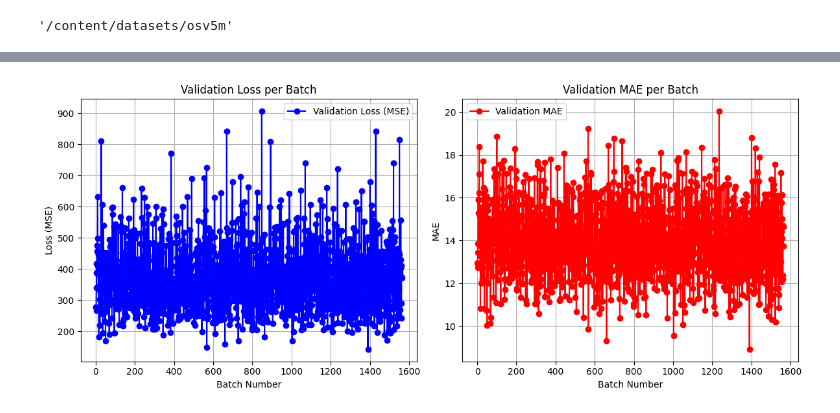
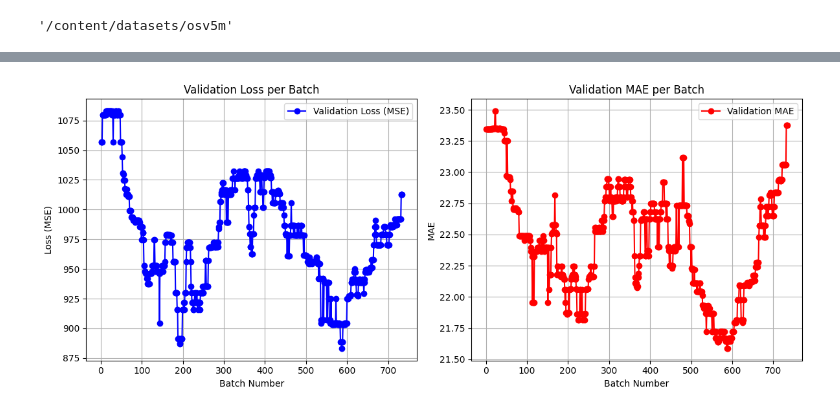
Before and after one commit to iggy2k/CSC490-Project-Winter-2025, a Jupyter notebook: 490stencil_v2.ipynb, the cells around one changed output, grey strips where cells are left out. Saved outputs shown, nothing was run; the diff lists cells and outputs as text; code cells hidden in the pictures.

Commit message:
Fix swapped coords, remove outliers in graphs...

```diff
--- a/490stencil_v2.ipynb
+++ b/490stencil_v2.ipynb
@@ -123,11 +131,13 @@ import numpy as np
 
 # Step 2: Define the custom dataset
 
-# MAX_FILES = 500000
+# MAX_FILES = 100000
+from global_land_mask import globe
 
 class ImageCoordinateDataset(Dataset):
     def __init__(self, csv_file, image_dir, transform=None):
         self.data = []
+        self.skipped = []
         self.files = [f.replace('.jpg', '') for f in listdir(image_dir) if isfile(join(image_dir, f))]
         df = pd.read_csv('datasets/osv5m/test.csv')
         row_count, column_count = df.shape
@@ -136,19 +146,27 @@ class ImageCoordinateDataset(Dataset):
           next(reader)
 
           i = 0
-          # for row in tqdm(reader, total=MAX_FILES, desc='Processing files'):
+
           # Uncomment to go through all files
           for row in tqdm(reader, total=row_count, desc='Processing files'):
+          # for row in tqdm(reader, total=MAX_FILES, desc='Processing files'):
             # if i == MAX_FILES:
             #   break
-            i+=1
+            # i+=1
             if row[0] == 'id':
               continue
+
+            # Remove mislaballed images (ocean pictures?)
+            if not globe.is_land(float(row[1]), float(row[2])):
+              self.skipped.append(row[0])
+              continue
+
             if str(row[0]) in self.files:
               self.data.append(np.array([str(row[0]), float(row[1]), float(row[2])]))
         self.image_dir = image_dir
         self.transform = transform
         print(f'Dataset ready, {len(self.data)} files.')
+        print(f'Skipped {len(self.skipped)} non-land files.')
 
 
     def __len__(self):
@@ -241,16 +240,21 @@ optimizer = optim.Adam(model.parameters(), lr=0.001)
 # %%
 # Step 7: Train the model
 num_epochs = 5
+
 for epoch in tqdm(range(num_epochs), total=num_epochs, desc='Epochs'):
+  train_loss = []
+  avg_loss = 0
   for images, coordinates in tqdm(dataloader, total=len(dataloader), desc=f'Epoch {epoch + 1} progress'):
     # Forward pass
     images, coordinates = images.cuda(), coordinates.cuda()
     outputs = model(images)
     loss = criterion(outputs, coordinates)
+    train_loss.append(loss.item())
 
     # Backward pass and optimization
     optimizer.zero_grad()
     loss.backward()
     optimizer.step()
-  print(f'Epoch [{epoch+1}/{num_epochs}], Loss: {loss.item():.4f}')
+  avg_loss = sum(train_loss) / len(dataloader)
+  print(f'Epoch [{epoch+1}/{num_epochs}], Loss: {avg_loss:.4f}')
 # %% [output]
@@ -280,5 +302,5 @@ for root, dirs, files in os.walk("datasets/osv5m"):
 val_dataset = ImageCoordinateDataset(csv_file='datasets/osv5m/test.csv', \
                                  image_dir='/content/datasets/osv5m/images/test/01', \
                                  transform=transform)
-val_dataloader = DataLoader(dataset, batch_size=32, shuffle=True)
+val_dataloader = DataLoader(dataset, batch_size=64, shuffle=True)
 # %% [output]
@@ -350,34 +368,40 @@ Validation MAE: 14.0070
 # %%
 # Model: deepseek r1
 # Prompt: write matplotlib code to plot previous validation loop:
 
 import matplotlib.pyplot as plt
+
+# Remove outliers
+from scipy.ndimage import median_filter
+
+batch_val_losses = median_filter(batch_val_losses, size=100)
+batch_val_mae = median_filter(batch_val_mae, size=100)
 
 # Step 1: Plot Validation Loss per Batch
 plt.figure(figsize=(12, 5))
 
 # Plot Validation Loss
 plt.subplot(1, 2, 1)
 plt.plot(range(1, len(batch_val_losses) + 1), batch_val_losses, label='Validation Loss (MSE)', color='blue', marker='o')
 plt.xlabel('Batch Number')
 plt.ylabel('Loss (MSE)')
 plt.title('Validation Loss per Batch')
 plt.legend()
 plt.grid(True)
 
 # Step 2: Plot Validation MAE per Batch
 plt.subplot(1, 2, 2)
 plt.plot(range(1, len(batch_val_mae) + 1), batch_val_mae, label='Validation MAE', color='red', marker='o')
 plt.xlabel('Batch Number')
 plt.ylabel('MAE')
 plt.title('Validation MAE per Batch')
 plt.legend()
 plt.grid(True)
 
 plt.tight_layout()
 plt.show()
 # %% [output]
-[figure, old version]
+[figure, new version]
 # %%
 import pandas as pd
 from shapely.geometry import Point
```
Also changed, not shown: parts of 14 cells of this notebook.
